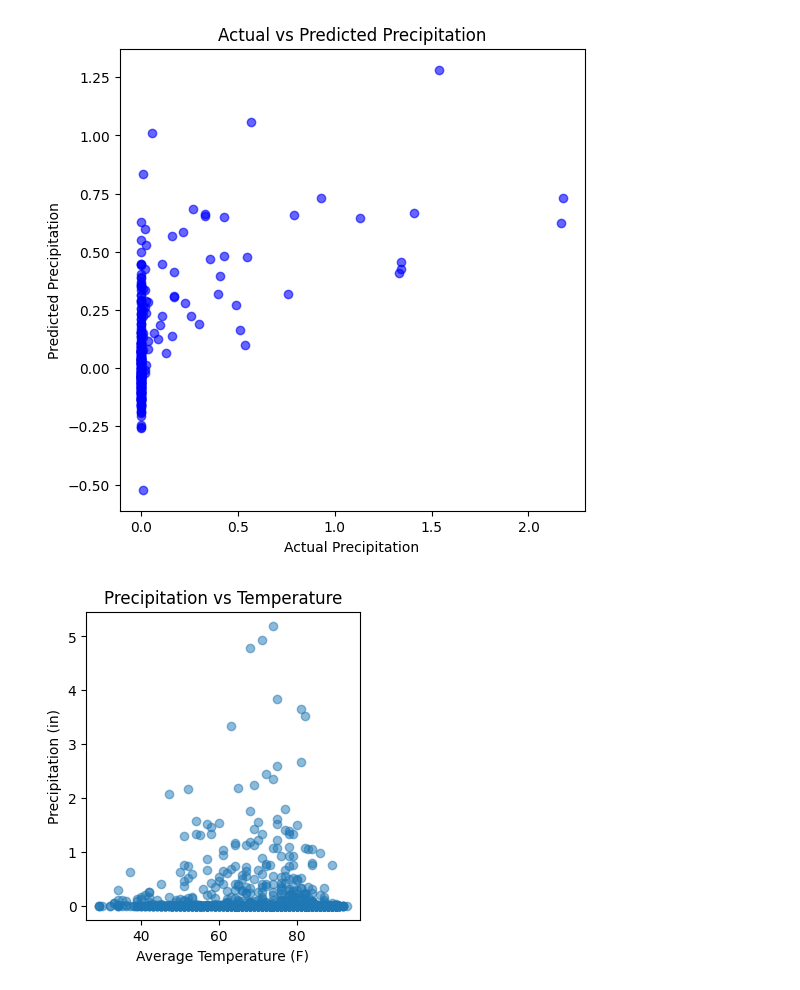
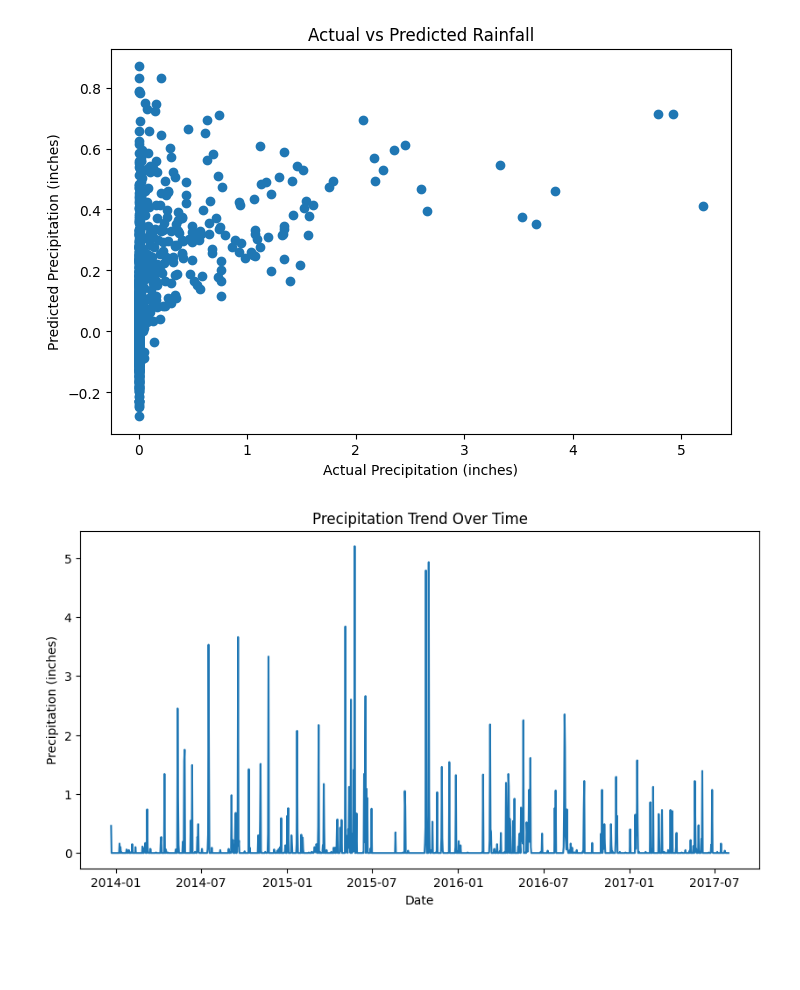
Before and after one commit to NirajMankar/GITHUB, a Jupyter notebook: Rainfall_predication.ipynb/Rainfall predication.ipynb, the cells around one changed output. Drawn from its saved outputs; the diff is of its cells as text; code cells hidden in the pictures; blank space fills up the shorter version.

Commit message:
Fixed T and dash values, updated Linear Regression model

```diff
--- a/Rainfall_predication.ipynb/Rainfall predication.ipynb
+++ b/Rainfall_predication.ipynb/Rainfall predication.ipynb
@@ -67,2 +48,6 @@ Features: ['TempHighF', 'TempAvgF', 'TempLowF', 'DewPointHighF', 'DewPointAvgF',
 # %%
-X_train, X_test, y_train, y_test = train_test_split(X, y, test_size=0.2, random_state=42)
+# Independent variables
+X = data.drop(['Date', 'PrecipitationSumInches'], axis=1)
+
+# Dependent variable
+y = data['PrecipitationSumInches']
@@ -73,10 +54,7 @@ y_pred = model.predict(X_test)
 # %%
-print("Mean Squared Error:", mean_squared_error(y_test, y_pred))
-print("R² Score:", r2_score(y_test, y_pred))
+# Create Linear Regression model
+model = LinearRegression()
 
-coefficients = pd.DataFrame({
-    'Feature': X.columns,
-    'Coefficient': model.coef_
-}).sort_values(by='Coefficient', ascending=False)
-coefficients
+# Train the model
+model.fit(X, y)
 # %% [output]
@@ -102,7 +62,6 @@ R² Score: 0.2210609128710802
 # %%
- #Correlation Heatmap
-plt.figure(figsize=(10,6))
-sns.heatmap(df.corr(), annot=True, cmap="coolwarm", fmt=".2f")
-plt.title("Correlation between Weather Attributes")
-plt.show()
+# Predict precipitation values
+predictions = model.predict(X)
+
+predictions[:5]
 # %% [output]
@@ -110,23 +69,24 @@ plt.show()
 # %%
-# Actual vs Predicted
-plt.figure(figsize=(6,6))
-plt.scatter(y_test, y_pred, alpha=0.6, color="blue")
-plt.xlabel("Actual Precipitation")
-plt.ylabel("Predicted Precipitation")
-plt.title("Actual vs Predicted Precipitation")
+# Scatter plot of actual vs predicted rainfall
+plt.figure(figsize=(8,5))
+plt.scatter(y, predictions)
+plt.xlabel("Actual Precipitation (inches)")
+plt.ylabel("Predicted Precipitation (inches)")
+plt.title("Actual vs Predicted Rainfall")
 plt.show()
 # %% [output]
-[figure, old version]
+[figure, new version]
 # %%
-# Precipitation vs Temp, Humidity, Wind
-plt.figure(figsize=(12,4))
+# Convert Date column to datetime
+data['Date'] = pd.to_datetime(data['Date'])
 
-plt.subplot(1,3,1)
-plt.scatter(df["TempAvgF"], df["PrecipitationSumInches"], alpha=0.5)
-plt.xlabel("Average Temperature (F)")
-plt.ylabel("Precipitation (in)")
-plt.title("Precipitation vs Temperature")
+# Line plot for precipitation trend
+plt.figure(figsize=(10,5))
+plt.plot(data['Date'], data['PrecipitationSumInches'])
+plt.xlabel("Date")
+plt.ylabel("Precipitation (inches)")
+plt.title("Precipitation Trend Over Time")
 plt.show()
 # %% [output]
-[figure, old version]
+[figure, new version]
 # %%
```
Also changed, not shown: parts of 10 cells of this notebook.
